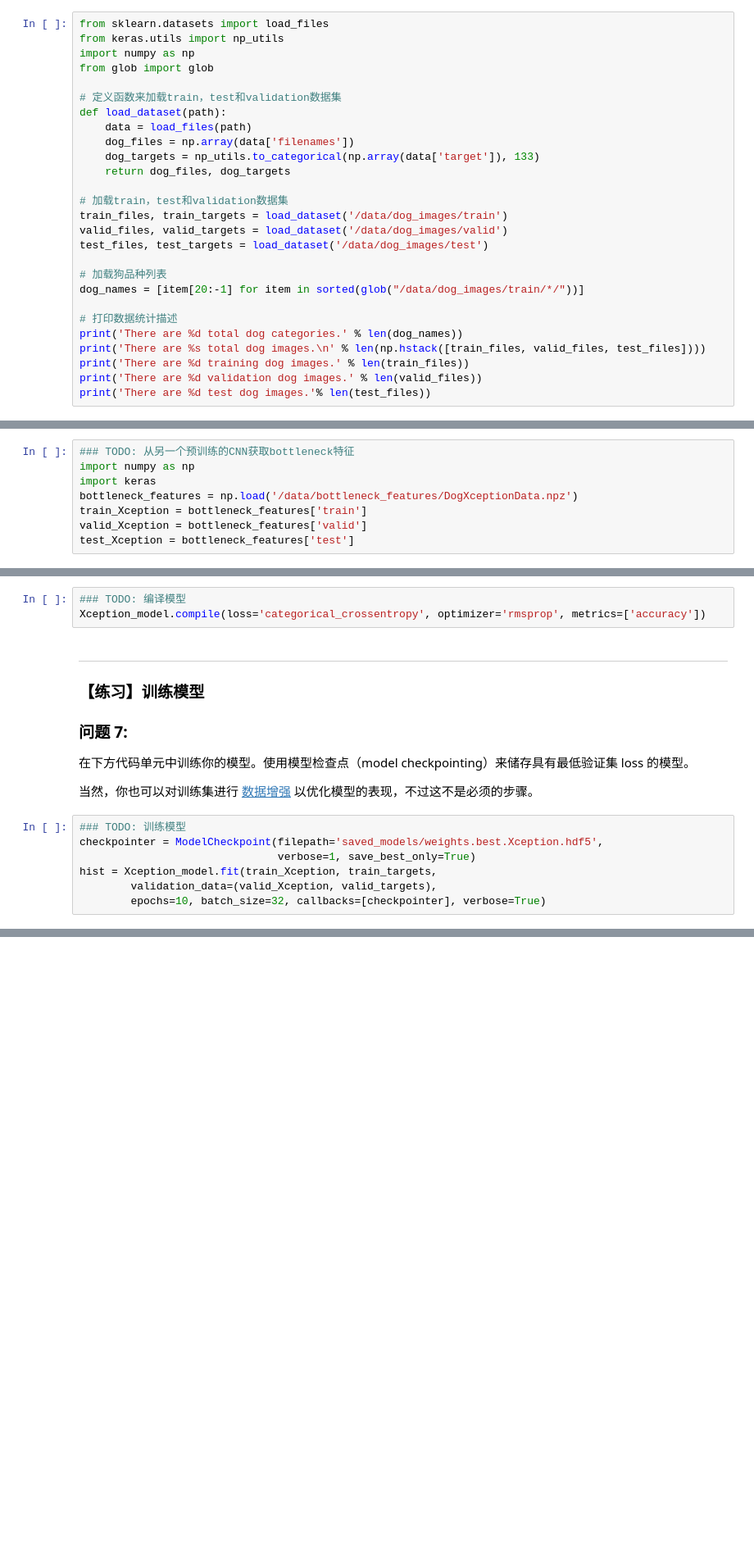
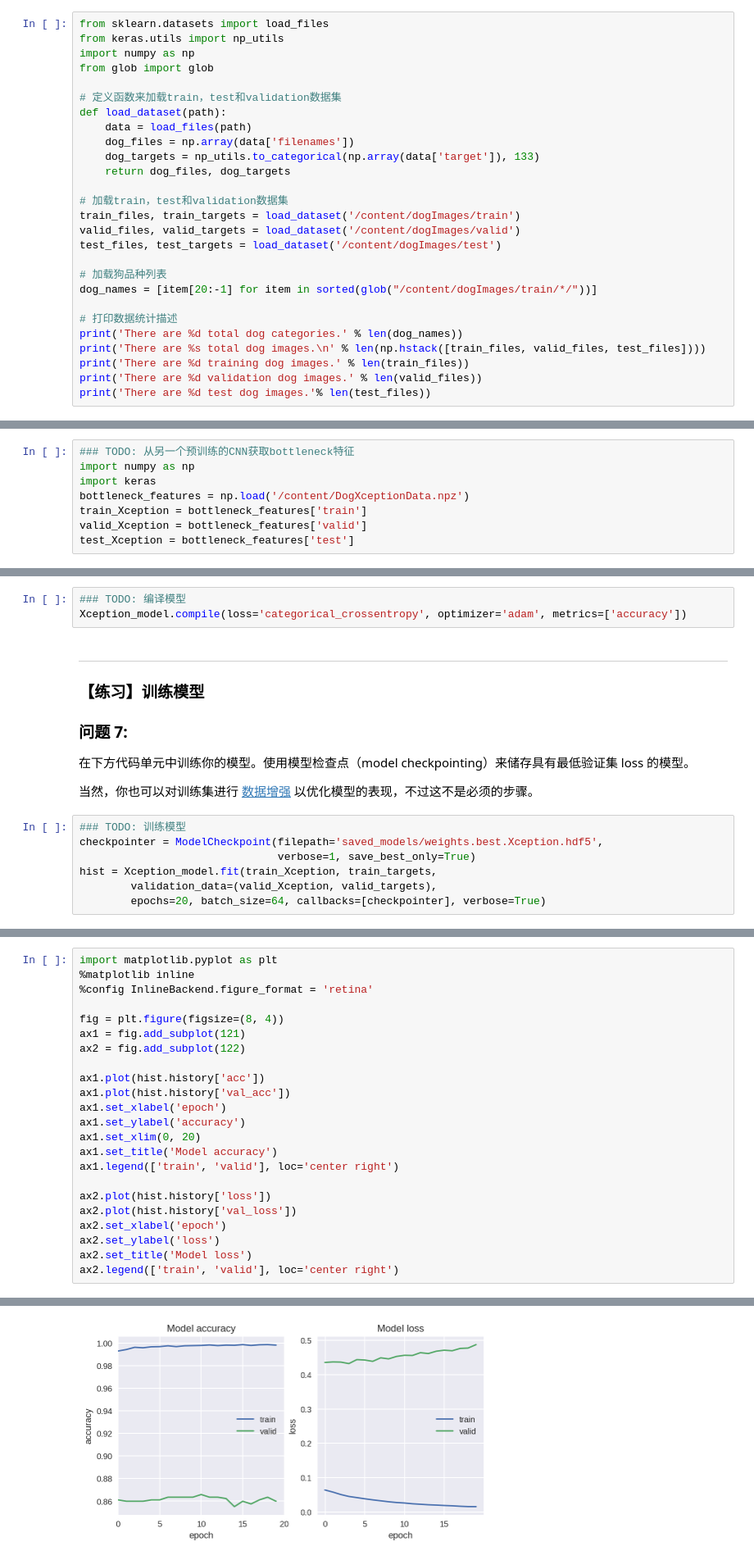
Before and after one commit to rawk-v/MLND-projects, a Jupyter notebook: project4-dog-classification/dog_app.ipynb, the cells around one changed output, grey strips where cells are left out. Shown at 82% size. Saved outputs shown, nothing was run; the diff lists cells and outputs as text; blank space fills up the shorter version.

```diff
--- a/project4-dog-classification/dog_app.ipynb
+++ b/project4-dog-classification/dog_app.ipynb
@@ -100,12 +100,12 @@ def load_dataset(path):
     return dog_files, dog_targets
 
 # 加载train，test和validation数据集
-train_files, train_targets = load_dataset('/data/dog_images/train')
-valid_files, valid_targets = load_dataset('/data/dog_images/valid')
-test_files, test_targets = load_dataset('/data/dog_images/test')
+train_files, train_targets = load_dataset('/content/dogImages/train')
+valid_files, valid_targets = load_dataset('/content/dogImages/valid')
+test_files, test_targets = load_dataset('/content/dogImages/test')
 
 # 加载狗品种列表
-dog_names = [item[20:-1] for item in sorted(glob("/data/dog_images/train/*/"))]
+dog_names = [item[20:-1] for item in sorted(glob("/content/dogImages/train/*/"))]
 
 # 打印数据统计描述
 print('There are %d total dog categories.' % len(dog_names))
@@ -832,7 +833,7 @@ def VGG16_predict_breed(img_path):
 ### TODO: 从另一个预训练的CNN获取bottleneck特征
 import numpy as np
 import keras
-bottleneck_features = np.load('/data/bottleneck_features/DogXceptionData.npz')
+bottleneck_features = np.load('/content/DogXceptionData.npz')
 train_Xception = bottleneck_features['train']
 valid_Xception = bottleneck_features['valid']
 test_Xception = bottleneck_features['test']
@@ -886,7 +895,7 @@ Non-trainable params: 0
 _________________________________________________________________
 # %%
 ### TODO: 编译模型
-Xception_model.compile(loss='categorical_crossentropy', optimizer='rmsprop', metrics=['accuracy'])
+Xception_model.compile(loss='categorical_crossentropy', optimizer='adam', metrics=['accuracy'])
 # %% [markdown]
 ---
 
@@ -905,6 +914,6 @@ checkpointer = ModelCheckpoint(filepath='saved_models/weights.best.Xception.hdf5
                                verbose=1, save_best_only=True)
 hist = Xception_model.fit(train_Xception, train_targets,
         validation_data=(valid_Xception, valid_targets),
-        epochs=10, batch_size=32, callbacks=[checkpointer], verbose=True)
+        epochs=20, batch_size=64, callbacks=[checkpointer], verbose=True)
 # %% [output]
 Train on 6680 samples, validate on 835 samples
@@ -926,0 +936,24 @@ Epoch 10/10
+# %%
+import matplotlib.pyplot as plt
+%matplotlib inline
+%config InlineBackend.figure_format = 'retina'
+
+fig = plt.figure(figsize=(8, 4))
+ax1 = fig.add_subplot(121)
+ax2 = fig.add_subplot(122)
+
+ax1.plot(hist.history['acc'])
+ax1.plot(hist.history['val_acc'])
+ax1.set_xlabel('epoch')
+ax1.set_ylabel('accuracy')
+ax1.set_xlim(0, 20)
+ax1.set_title('Model accuracy')
+ax1.legend(['train', 'valid'], loc='center right')
+
+ax2.plot(hist.history['loss'])
+ax2.plot(hist.history['val_loss'])
+ax2.set_xlabel('epoch')
+ax2.set_ylabel('loss')
+ax2.set_title('Model loss')
+ax2.legend(['train', 'valid'], loc='center right')
+# %% [output]
@@ -927,3 +961,4 @@ Epoch 10/10
+[figure, added]
 # %%
 ### TODO: 加载具有最佳验证loss的模型权重
 Xception_model.load_weights('saved_models/weights.best.Xception.hdf5')
```
Also changed, not shown: parts of 15 cells of this notebook, 1 other file.
